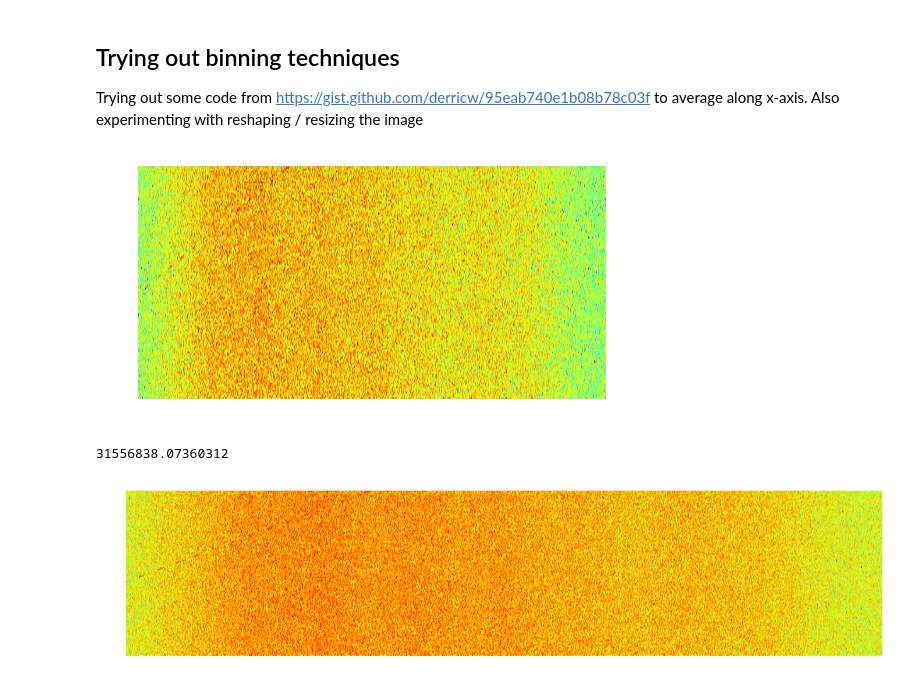
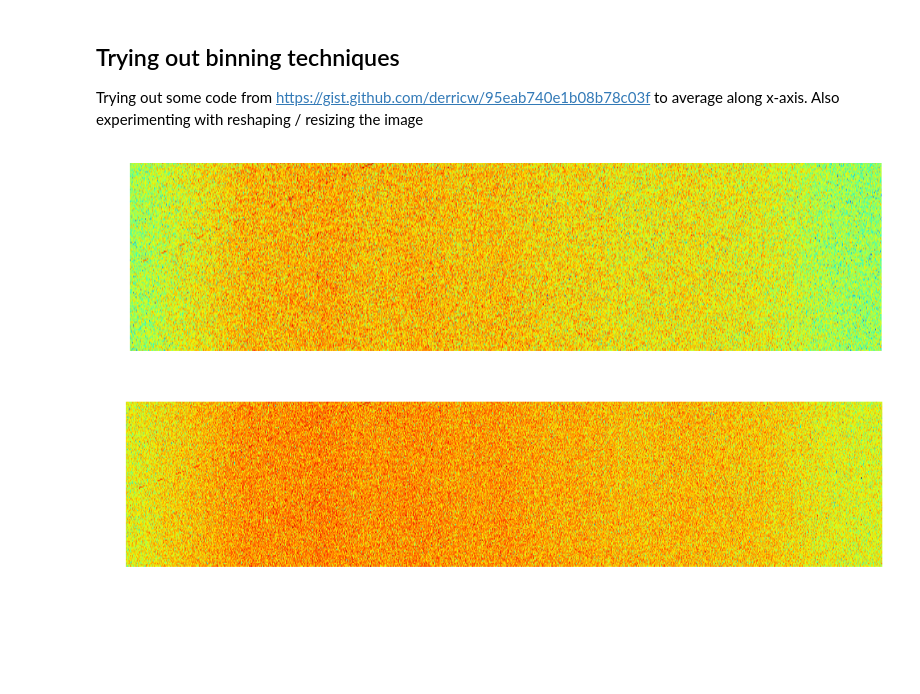
Before and after one commit to akashmjn/cs341-ibm-seti, a Jupyter notebook: data-generate-images-activations.ipynb, the cells around one changed output. Saved outputs shown, nothing was run; the diff lists cells and outputs as text; code cells hidden in the pictures; blank space fills up the shorter version.

Commit message:
Updated with models run on downsized images

```diff
--- a/data-generate-images-activations.ipynb
+++ b/data-generate-images-activations.ipynb
@@ -48,15 +49,11 @@ def showImageFromSpec(spec,imsize,binFactor,save=False,filename=None):
 # %%
 # spec = subsetSpectrograms['narrowband'][1]
 # spec = subsetSpectrograms['squiggle'][1]
 # spec = subsetSpectrograms['squigglesquarepulsednarrowband'][2]
 spec = subsetSpectrograms['squarepulsednarrowband'][0]
-showImageFromSpec(spec,(448,224),4,save=False,filename="resized_spec")
+showImageFromSpec(spec,(896,224),4,save=False,filename="resized_spec")
 # %% [output]
-[figure, old version]
+[figure, new version]
-# %%
-np.max(subsetSpectrograms['noise'][1])
-# %% [output]
-31556838.07360312
 # %%
 # Using code from https://gist.github.com/derricw/95eab740e1b08b78c03f, reducing along x axis
 # Seeing how much file can be reduced in size. Ignoring first row to make it 128x6144
```
Also changed, not shown: parts of 12 cells of this notebook, 1 other file.
